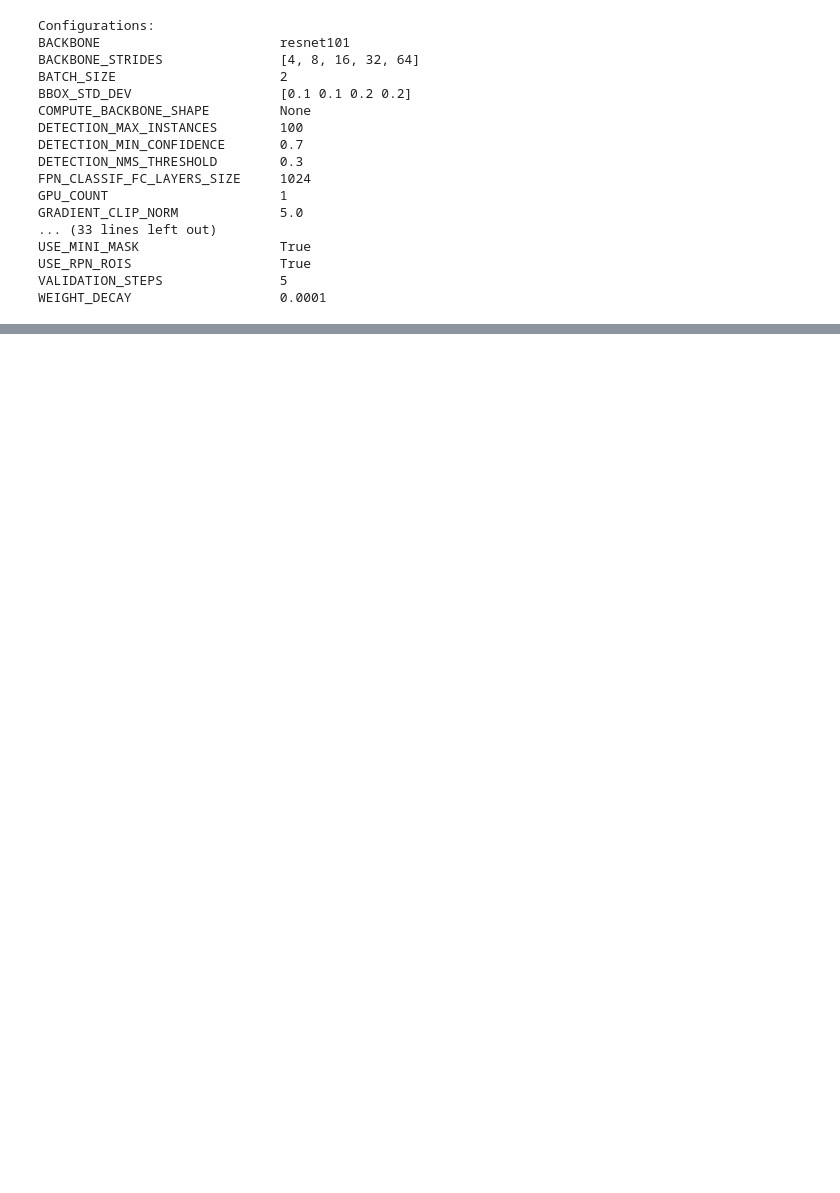
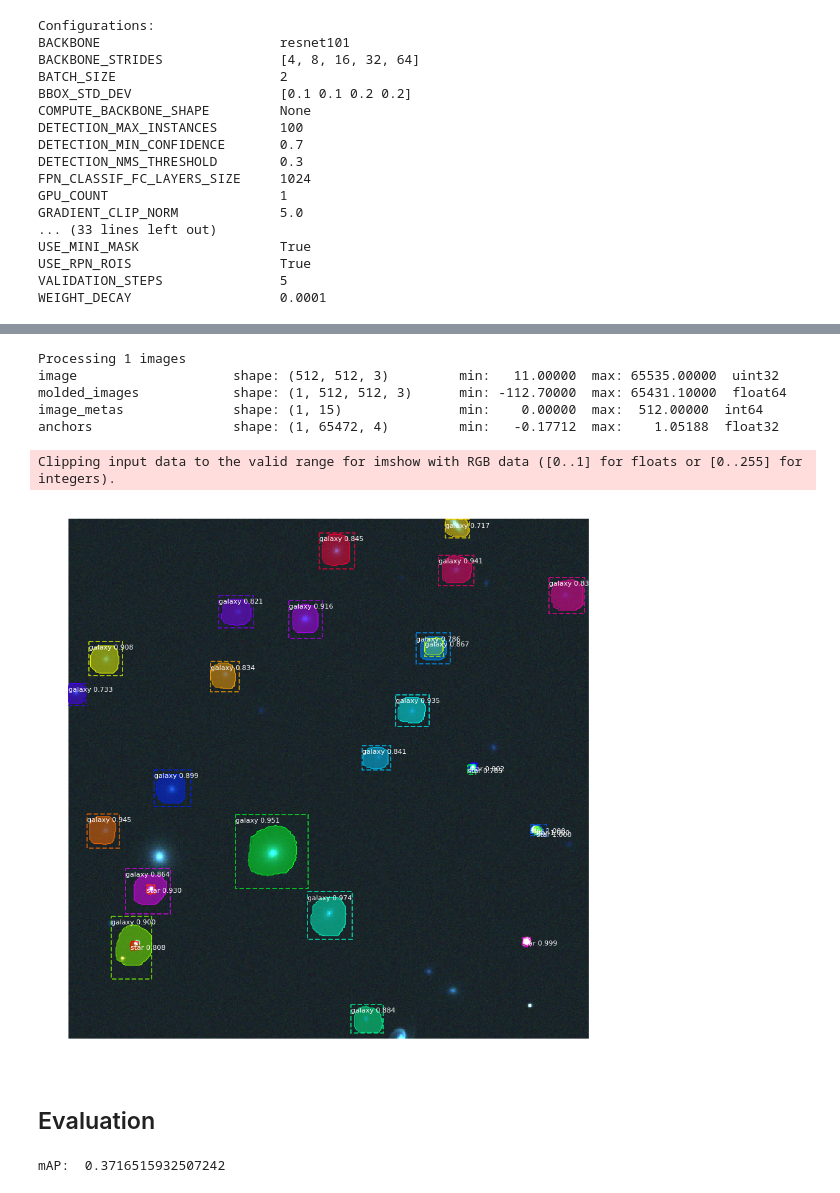
Before and after one commit to burke86/astro_rcnn, a Jupyter notebook: train.ipynb, the cells around one changed output, grey strips where cells are left out. Cells and saved outputs as stored; diff of their text form; code cells hidden in the pictures; blank space fills up the shorter version.

```diff
--- a/train.ipynb
+++ b/train.ipynb
@@ -121,0 +221,39 @@ model.keras_model.save_weights(model_path)
+# %%
+results = model.detect([original_image], verbose=1)
+
+r = results[0]
+visualize.display_instances(original_image, r['rois'], r['masks'], r['class_ids'],
+                            dataset_val.class_names, r['scores'])
+# %% [output]
+Processing 1 images
+image                    shape: (512, 512, 3)         min:   11.00000  max: 65535.00000  uint32
+molded_images            shape: (1, 512, 512, 3)      min: -112.70000  max: 65431.10000  float64
+image_metas              shape: (1, 15)               min:    0.00000  max:  512.00000  int64
+anchors                  shape: (1, 65472, 4)         min:   -0.17712  max:    1.05188  float32
+Clipping input data to the valid range for imshow with RGB data ([0..1] for floats or [0..255] for integers).
+[figure, added]
+# %% [markdown]
+## Evaluation
+# %%
+# Compute VOC-Style mAP @ IoU=0.5
+# Running on 10 images. Increase for better accuracy.
+image_ids = np.random.choice(dataset_val.image_ids, 10)
+APs = []
+for image_id in image_ids:
+    # Load image and ground truth data
+    image, image_meta, gt_class_id, gt_bbox, gt_mask =\
+        modellib.load_image_gt(dataset_val, inference_config,
+                               image_id, use_mini_mask=False)
+    molded_images = np.expand_dims(modellib.mold_image(image, inference_config), 0)
+    # Run object detection
+    results = model.detect([image], verbose=0)
+    r = results[0]
+    # Compute AP
+    AP, precisions, recalls, overlaps =\
+        utils.compute_ap(gt_bbox, gt_class_id, gt_mask,
+                         r["rois"], r["class_ids"], r["scores"], r['masks'])
+    APs.append(AP)
+
+print("mAP: ", np.mean(APs))
+# %% [output]
+mAP:  0.3716515932507242
```
Also changed, not shown: parts of 9 cells of this notebook, 3 other files.
